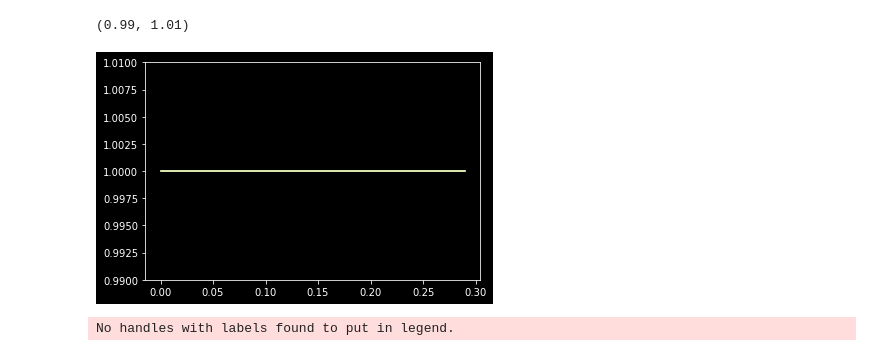
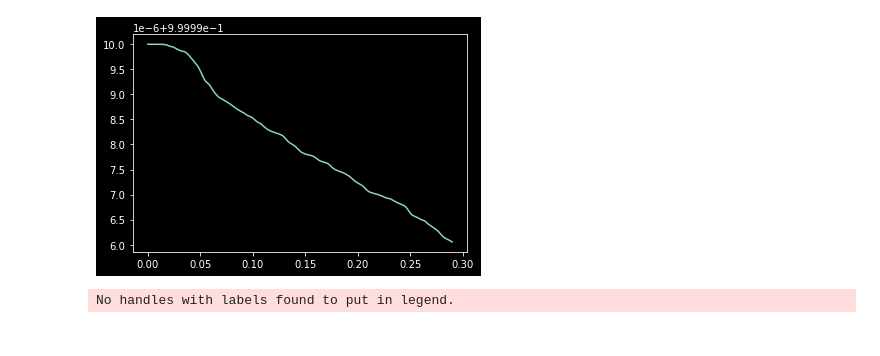
Before and after one commit to arkajitmandal/PFS-VSC, a Jupyter notebook: result.ipynb, the cells around one changed output. Cells and saved outputs as stored; diff of their text form; code cells hidden in the pictures.

```diff
--- a/result.ipynb
+++ b/result.ipynb
@@ -52,12 +51,9 @@ plt.legend(loc='best')
-# %%
-total(500)
-total(400)
-total(300)
-total(200)
-plt.ylim(0.99,1.01)
-# %% [output]
-(0.99, 1.01)
-[figure, removed]
+# %%
+
+total(50)
+#plt.ylim(0.999,1.001)
+# %% [output]
+[figure, added]
 # %%
 def show2(wc):
     Pii = np.loadtxt(f"eta1/w{wc}/qdpldm-focused-PFS_morse_1mode.txt")
```
Also changed, not shown: parts of 5 cells of this notebook, 1 other file.
